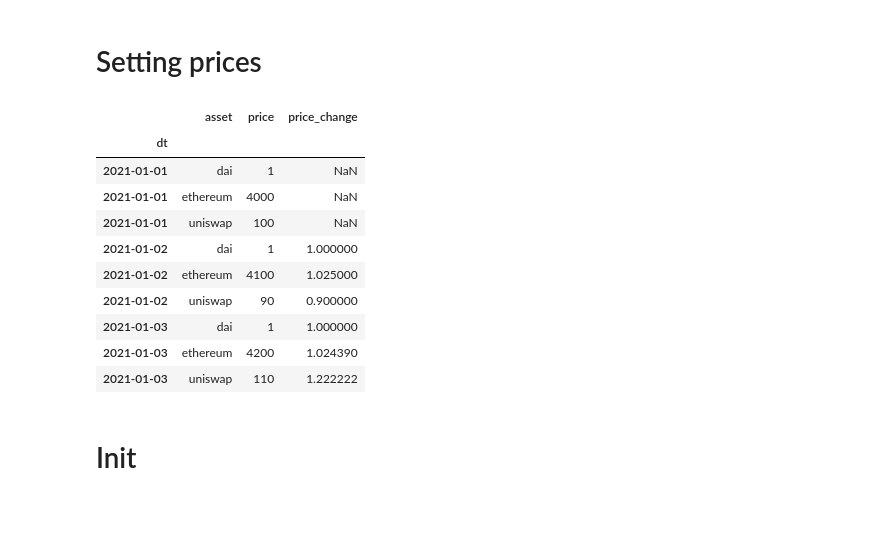
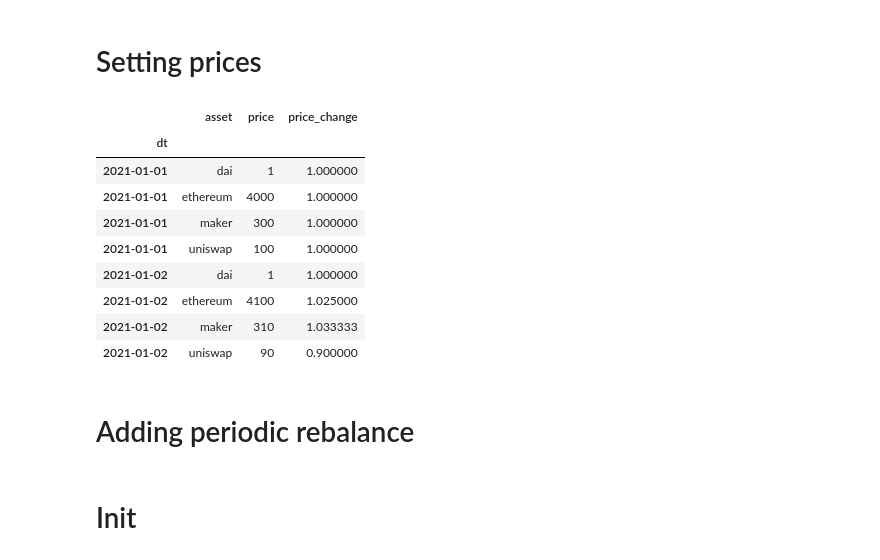
Before and after one commit to santiment/sanpy, a Jupyter notebook: tmp_strategy.ipynb, the cells around one changed output. Cells and saved outputs as stored; diff of their text form; code cells hidden in the pictures; blank space fills up the shorter version.

```diff
--- a/tmp_strategy.ipynb
+++ b/tmp_strategy.ipynb
@@ -22,9 +35,11 @@ index.reserve_assets
 # %%
+
 # add non-reserve assets
 index.add_assets({
-    'ethereum': ['2021-01-01', '2021-01-02', '2021-01-04', '2021-01-04'],
-    'uniswap': ['2021-01-01', '2021-01-04']
+    'ethereum': ['2021-01-01', '2021-01-15'],
+    'uniswap': ['2021-01-01', '2021-01-15'],
+    'maker': ['2021-01-01', '2021-01-15']
 })
-index.assets
+index.assets.head()
 # %% [output]
 |  | asset |
@@ -47,16 +93,15 @@ index.assets
 # Adding/removing signals
 # %%
 buy_signals = pd.DataFrame({
-    'dt': ['2021-01-05', '2021-01-05', '2021-02-10', '2021-03-10'],
+    'dt': ['2021-01-05', '2021-01-05', '2021-01-10', '2021-01-11'],
     'asset': ['ethereum', 'uniswap', 'ethereum', 'uniswap']
 })
 
-buy_signals['trade_percantage'] = buy_signals.apply(lambda x: 0.5 if x['asset'] == 'ethereum' else 0.8, axis=1)
-buy_signals['decision_delay'] = datetime.timedelta(days=2)
+buy_signals['decision_delay'] = datetime.timedelta(days=1)
 
 sell_signals_1 = pd.DataFrame({
-    'dt': ['2021-02-05', '2021-03-15'],
-    'asset': ['ethereum', 'uniswap']
+    'dt': ['2021-01-02', '2021-01-06', '2021-01-10'],
+    'asset': ['uniswap', 'ethereum', 'uniswap']
 })
 
 sell_signals_2 = pd.DataFrame({
@@ -94,7 +141,7 @@ index.sell_signals
 # %%
 # Define rebalance signals df
 rebalance_signals = pd.DataFrame({
-    'dt': ['2021-01-01', '2021-02-01', '2021-03-01']
+    'dt': ['2021-01-10']
 })
 # %%
 # Add rebalance signals
@@ -116,16 +155,41 @@ prices['price'] = [4000, 1, 100, 4100, 1, 90, 4200, 1, 110]
+# %%
+prices = pd.DataFrame(
+    list(itertools.product(['2021-01-01', '2021-01-02', '2021-01-03', '2021-01-04', '2021-01-05',
+                            '2021-01-06', '2021-01-07', '2021-01-08', '2021-01-09', '2021-01-10',
+                            '2021-01-11', '2021-01-12', '2021-01-13', '2021-01-14', '2021-01-15'],
+                            ['ethereum', 'dai', 'uniswap', 'maker'])),
+    columns=['dt', 'asset']
+).set_index('dt')
+prices['price'] = [4000, 1, 100, 300,
+                   4100, 1, 90, 310,
+                   4200, 1, 110, 320,
+                   4100, 1, 100, 310,
+                   4000, 1, 100, 300,
+                   4100, 1, 90, 310,
+                   4200, 1, 110, 320,
+                   4100, 1, 100, 310,
+                   4000, 1, 100, 300,
+                   4100, 1, 90, 310,
+                   4200, 1, 110, 320,
+                   4100, 1, 100, 310,
+                   4000, 1, 100, 300,
+                   4100, 1, 90, 310,
+                   4200, 1, 110, 320,
+                   ]
 # %%
 index.set_prices(prices)
 # %%
-index.prices
+index.prices.head(8)
 # %% [output]
 |  | asset | price | price_change |
 | dt |  |  |  |
-| 2021-01-01 | dai | 1 | NaN |
-| 2021-01-01 | ethereum | 4000 | NaN |
-| 2021-01-01 | uniswap | 100 | NaN |
+| 2021-01-01 | dai | 1 | 1.000000 |
+| 2021-01-01 | ethereum | 4000 | 1.000000 |
+| 2021-01-01 | maker | 300 | 1.000000 |
+| 2021-01-01 | uniswap | 100 | 1.000000 |
 | 2021-01-02 | dai | 1 | 1.000000 |
 | 2021-01-02 | ethereum | 4100 | 1.025000 |
+| 2021-01-02 | maker | 310 | 1.033333 |
 | 2021-01-02 | uniswap | 90 | 0.900000 |
-| 2021-01-03 | dai | 1 | 1.000000 |
-| 2021-01-03 | ethereum | 4200 | 1.024390 |
-| 2021-01-03 | uniswap | 110 | 1.222222 |
+# %% [markdown]
+# Adding periodic rebalance
```
Also changed, not shown: parts of 15 cells of this notebook, 4 other files.
